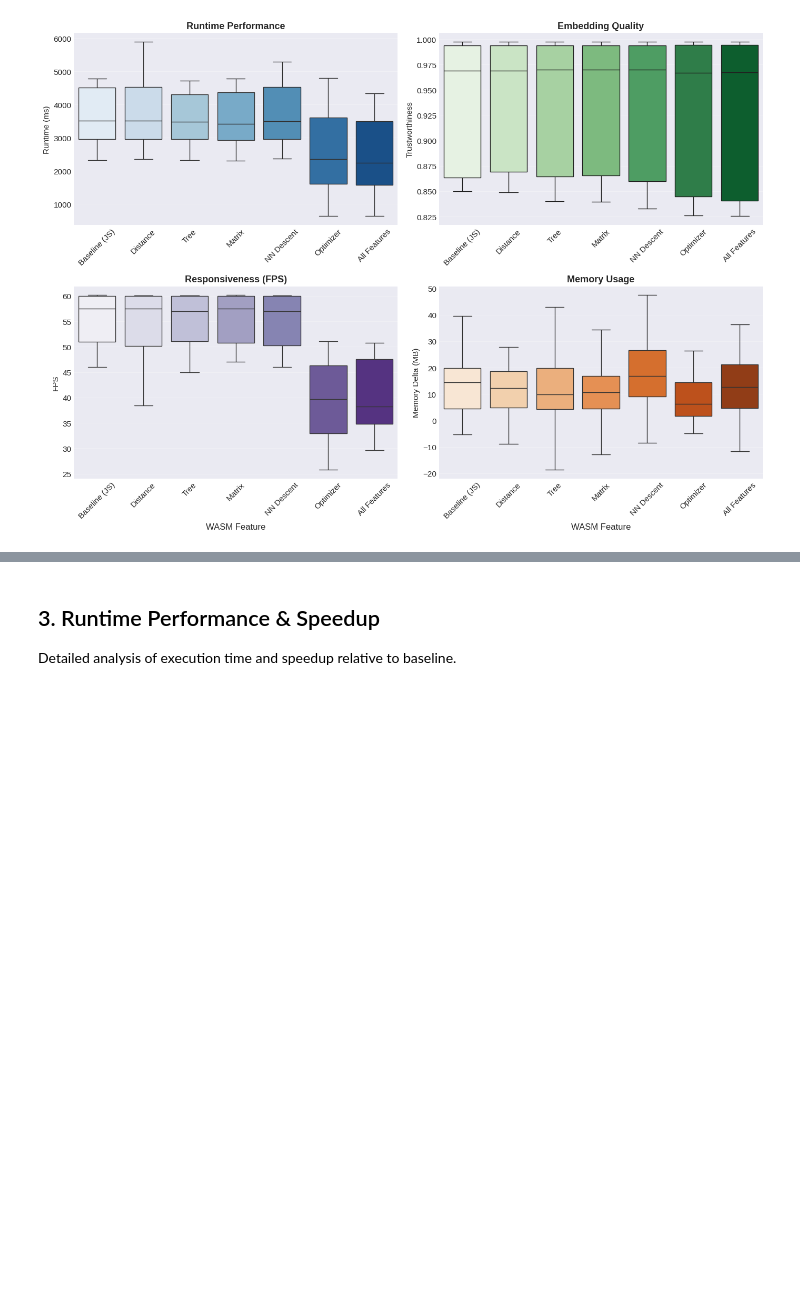
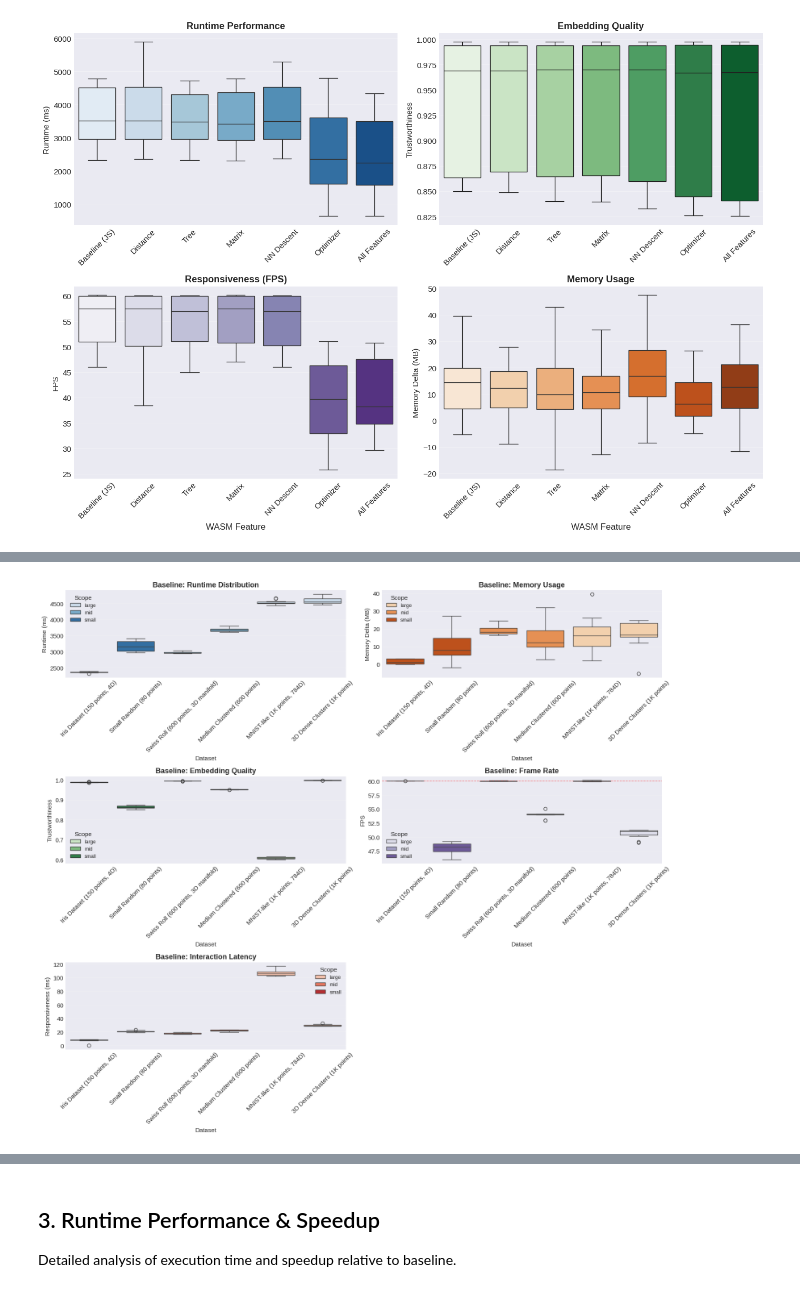
Before and after one commit to elarsaks/umap-bench, a Jupyter notebook: bench/analysis/analysis.ipynb, the cells around one changed output, grey strips where cells are left out. Cells and saved outputs as stored; diff of their text form; code cells hidden in the pictures; blank space fills up the shorter version.

Commit message:
Update analysis notebook.

```diff
--- a/bench/analysis/analysis.ipynb
+++ b/bench/analysis/analysis.ipynb
@@ -73,7 +77,23 @@ print(f"  numpy: {np.__version__}")
   numpy: 2.4.2
 # %%
 # Load cleaned data (run preprocess.ipynb first to generate this file)
-df_analysis = pd.read_csv('../outputs/preprocessed_clean.csv')
+df_analysis = pd.read_csv('../outputs/preprocessed.csv')
+
+# Ensure dataset scope is available for downstream analysis
+if 'Scope' not in df_analysis.columns:
+    def _scope_from_size(size):
+        if pd.isna(size):
+            return 'unknown'
+        if size <= 200:
+            return 'small'
+        if size <= 800:
+            return 'mid'
+        return 'large'
+
+    if 'dataset_size' in df_analysis.columns:
+        df_analysis['Scope'] = df_analysis['dataset_size'].apply(_scope_from_size)
+    else:
+        df_analysis['Scope'] = 'unknown'
 
 # Define standard feature order
 feature_order = ['Baseline (JS)', 'Distance', 'Tree', 'Matrix', 'NN Descent', 'Optimizer', 'All Features']
@@ -188,0 +228,75 @@ plt.show()
+# %%
+# Filter for baseline data
+baseline_df = df_analysis[df_analysis['feature_name'] == baseline_label].copy()
+
+# Baseline distributions across all metrics
+fig, axes = plt.subplots(3, 2, figsize=(16, 14))
+
+# Sort by Scope for consistent ordering
+scope_order = sorted(baseline_df['Scope'].unique())
+
+# Runtime
+sns.boxplot(data=baseline_df, x='dataset_name', y='runtime_ms', hue='Scope',
+            hue_order=scope_order, ax=axes[0, 0], palette='Blues')
+axes[0, 0].set_title('Baseline: Runtime Distribution', fontsize=13, fontweight='bold')
+axes[0, 0].set_xlabel('Dataset', fontsize=11)
+axes[0, 0].set_ylabel('Runtime (ms)', fontsize=11)
+axes[0, 0].tick_params(axis='x', rotation=45)
+axes[0, 0].legend(title='Scope', fontsize=9)
+axes[0, 0].grid(axis='y', alpha=0.3)
+
+# Memory
+if 'memory_delta_mb' in baseline_df:
+    sns.boxplot(data=baseline_df, x='dataset_name', y='memory_delta_mb', hue='Scope',
+                hue_order=scope_order, ax=axes[0, 1], palette='Oranges')
+    axes[0, 1].set_title('Baseline: Memory Usage', fontsize=13, fontweight='bold')
+    axes[0, 1].set_xlabel('Dataset', fontsize=11)
+    axes[0, 1].set_ylabel('Memory Delta (MB)', fontsize=11)
+    axes[0, 1].tick_params(axis='x', rotation=45)
+    axes[0, 1].legend(title='Scope', fontsize=9)
+    axes[0, 1].grid(axis='y', alpha=0.3)
+
+# Quality
+if 'trustworthiness' in baseline_df:
+    sns.boxplot(data=baseline_df, x='dataset_name', y='trustworthiness', hue='Scope',
+                hue_order=scope_order, ax=axes[1, 0], palette='Greens')
+    axes[1, 0].set_title('Baseline: Embedding Quality', fontsize=13, fontweight='bold')
+    axes[1, 0].set_xlabel('Dataset', fontsize=11)
+    axes[1, 0].set_ylabel('Trustworthiness', fontsize=11)
+    axes[1, 0].tick_params(axis='x', rotation=45)
+    axes[1, 0].legend(title='Scope', fontsize=9)
+    axes[1, 0].grid(axis='y', alpha=0.3)
+
+# FPS
+if 'fps_avg' in baseline_df:
+    sns.boxplot(data=baseline_df, x='dataset_name', y='fps_avg', hue='Scope',
+                hue_order=scope_order, ax=axes[1, 1], palette='Purples')
+    axes[1, 1].set_title('Baseline: Frame Rate', fontsize=13, fontweight='bold')
+    axes[1, 1].set_xlabel('Dataset', fontsize=11)
+    axes[1, 1].set_ylabel('FPS', fontsize=11)
+    axes[1, 1].tick_params(axis='x', rotation=45)
+    axes[1, 1].axhline(y=60, color='red', linestyle='--', linewidth=1, alpha=0.5)
+    axes[1, 1].legend(title='Scope', fontsize=9)
+    axes[1, 1].grid(axis='y', alpha=0.3)
+
+# Responsiveness
+if 'responsiveness_ms' in baseline_df:
+    sns.boxplot(data=baseline_df, x='dataset_name', y='responsiveness_ms', hue='Scope',
+                hue_order=scope_order, ax=axes[2, 0], palette='Reds')
+    axes[2, 0].set_title('Baseline: Interaction Latency', fontsize=13, fontweight='bold')
+    axes[2, 0].set_xlabel('Dataset', fontsize=11)
+    axes[2, 0].set_ylabel('Responsiveness (ms)', fontsize=11)
+    axes[2, 0].tick_params(axis='x', rotation=45)
+    axes[2, 0].legend(title='Scope', fontsize=9)
+    axes[2, 0].grid(axis='y', alpha=0.3)
+
+# Hide the last subplot if not needed
+axes[2, 1].axis('off')
+
+plt.tight_layout()
+plt.savefig('../outputs/figures/baseline_analysis.png', bbox_inches='tight', dpi=200)
+plt.show()
+
+print("✓ Baseline distributions visualized")
+# %% [output]
+[figure, added]
```
Also changed, not shown: parts of 32 cells of this notebook, 8 other files.
